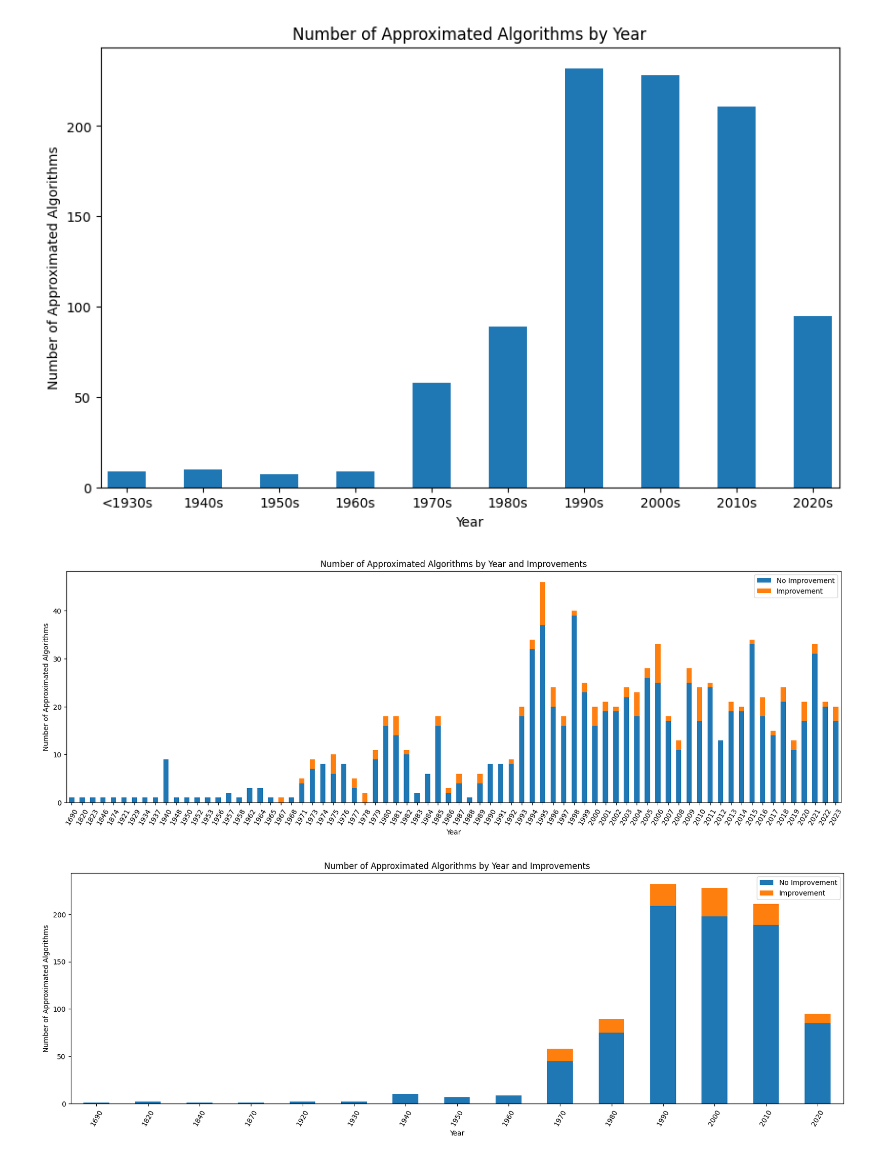
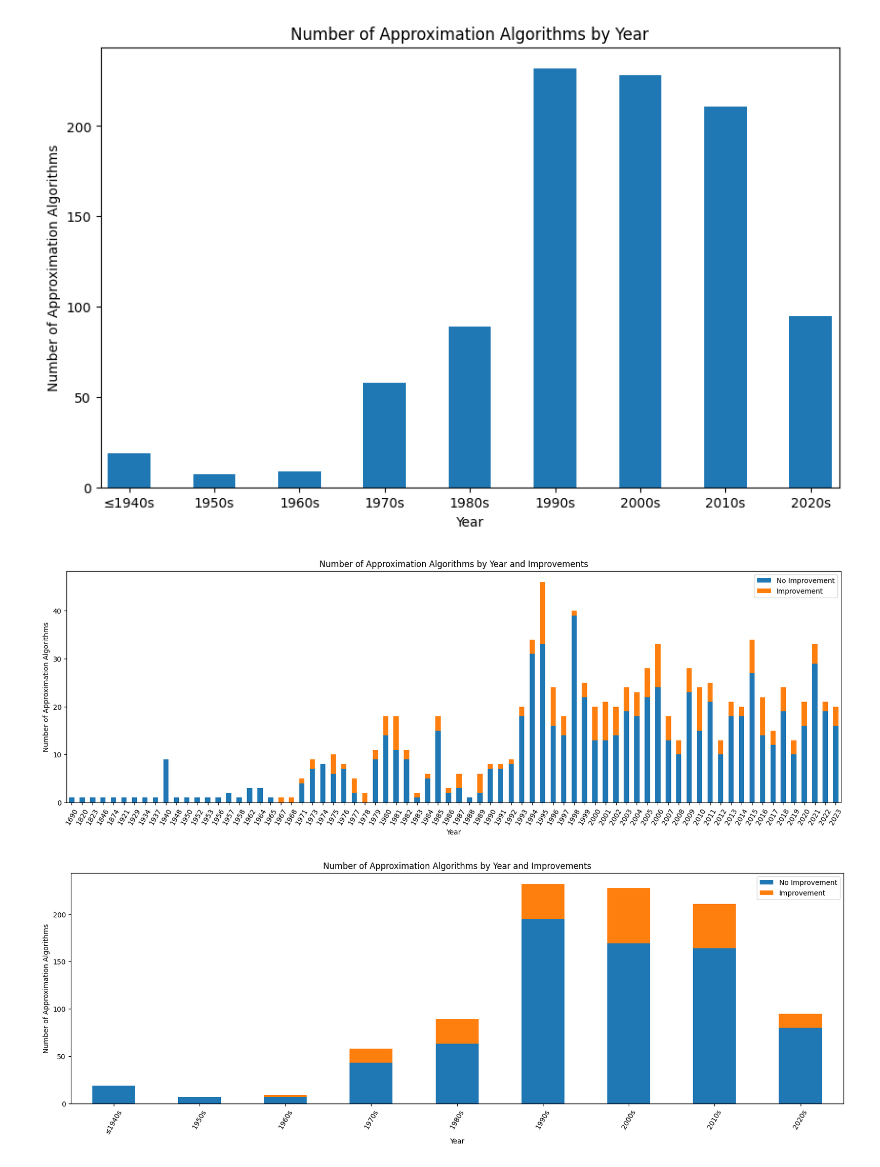
Before and after one commit to andrewlucasgs/approximation-algorithms, a Jupyter notebook: improvements.ipynb, the cells around one changed output. Cells and saved outputs as stored; diff of their text form; code cells hidden in the pictures.

```diff
--- a/improvements.ipynb
+++ b/improvements.ipynb
@@ -114,12 +120,12 @@ plt.show()
 # %%
-# Plot number of approximated algorithms by decade
-data = approximated_algorithms
+# Plot number of approximation algorithms by decade
+data = approximation_algorithms
 
 data = data.groupby(data['Year'] // 10 * 10).size()
 
-# merge all year <= 1930 into 1930
-data[1930] = data.loc[:1930].sum()
-data = data.drop(data.loc[:1929].index)
+# merge all year <= 1940 into 1940
+data[1940] = data.loc[:1940].sum()
+data = data.drop(data.loc[:1939].index)
 
 
 
@@ -139,17 +145,17 @@ plt.margins(x=0.01)
 
 
 ax.set_xticks(data.index)
-ax.set_xticklabels(['<1930s'] + [str(year) + 's' for year in data.index[1:]])
+ax.set_xticklabels(['≤1940s'] + [str(year) + 's' for year in data.index[1:]])
 
 ax.set_xlabel('Year')
-ax.set_ylabel('Number of Approximated Algorithms')
-ax.set_title('Number of Approximated Algorithms by Year')
+ax.set_ylabel('Number of Approximation Algorithms')
+ax.set_title('Number of Approximation Algorithms by Year')
 plt.show()
 # %% [output]
-[figure, old version]
+[figure, new version]
 # %%
-# Plot number of approximated algorithms by year and improvements
-data = approximated_algorithms
+# Plot number of approximation algorithms by year and improvements
+data = approximation_algorithms
 
 data = data.groupby(['Year', 'Improvement']).size().unstack().fillna(0)
 
@@ -162,38 +168,46 @@ plt.xticks(rotation=60)
 plt.margins(x=0.01)
 
 ax.set_xlabel('Year')
-ax.set_ylabel('Number of Approximated Algorithms')
-ax.set_title('Number of Approximated Algorithms by Year and Improvements')
+ax.set_ylabel('Number of Approximation Algorithms')
+ax.set_title('Number of Approximation Algorithms by Year and Improvements')
 
 # legent for the plot
 plt.legend(['No Improvement', 'Improvement'])
 
 plt.show()
 # %% [output]
-[figure, old version]
+[figure, new version]
 # %%
-# Plot number of approximated algorithms by decade and improvements
-data = approximated_algorithms
+# Plot number of approximation algorithms by decade and improvements
+data = approximation_algorithms
 
-data = data.groupby([data['Year'] // 10 * 10, 'Improvement']).size().unstack().fillna(0)
+data = data.groupby([data['Year'] // 10 * 10, 'Improvement']).size()
+
+# merge all year <= 1940 into 1940
+data[1940] = data.loc[:1940].sum()
+data = data.drop(data.loc[:1939].index)
+
+data = data.unstack().fillna(0)
 
 fig, ax = plt.subplots()
 data.plot(kind='bar', stacked=True, ax=ax)
 # set figure size
 fig.set_size_inches(20, 6)
 plt.xticks(rotation=60)
 
 plt.margins(x=0.01)
 
 ax.set_xlabel('Year')
-ax.set_ylabel('Number of Approximated Algorithms')
-ax.set_title('Number of Approximated Algorithms by Year and Improvements')
+ax.set_ylabel('Number of Approximation Algorithms')
+ax.set_title('Number of Approximation Algorithms by Year and Improvements')
+
+ax.set_xticklabels(['≤1940s'] + [str(year) + 's' for year in data.index[1:]])
 
 # legent for the plot
 plt.legend(['No Improvement', 'Improvement'])
 
 plt.show()
 # %% [output]
-[figure, old version]
+[figure, new version]
 # %%
 # Plot number of improvements by year
```
Also changed, not shown: parts of 6 cells of this notebook, 3 other files.
